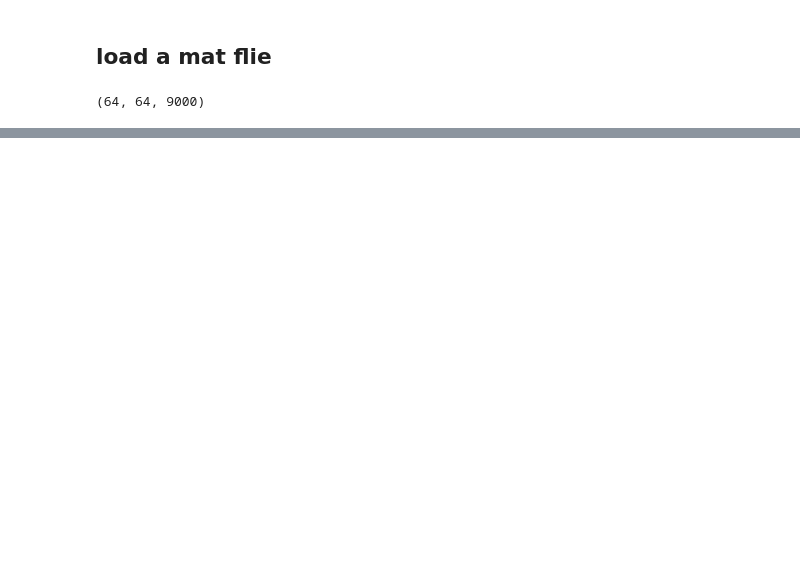
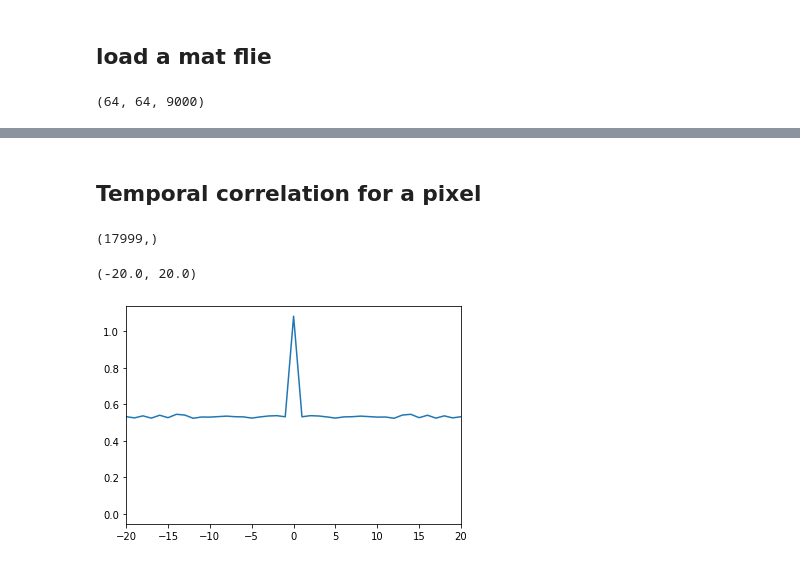
Before and after one commit to ys7yoo/corr_stim, a Jupyter notebook: load_data_and_check_corr.ipynb, the cells around one changed output, grey strips where cells are left out. Saved outputs shown, nothing was run; the diff lists cells and outputs as text; code cells hidden in the pictures; blank space fills up the shorter version.

Commit message:
added temporal correlation

```diff
--- a/load_data_and_check_corr.ipynb
+++ b/load_data_and_check_corr.ipynb
@@ -115,0 +116,16 @@ plot_corr_as_func_of_dist(avg_corr)
+# %% [markdown]
+## Temporal correlation for a pixel
+# %%
+x=20
+y=20
+corr = correlate(stim[y,x,:], stim[y,x,:]) / width /height
+corr.shape
+# %% [output]
+(17999,)
+# %%
+ts = np.linspace(-(num_frames-1),num_frames-1, 2*num_frames-1)
+plt.plot(ts, corr)
+plt.xlim(-20,20)
+# %% [output]
+(-20.0, 20.0)
+[figure, added]
```
Also changed, not shown: parts of 6 cells of this notebook.
